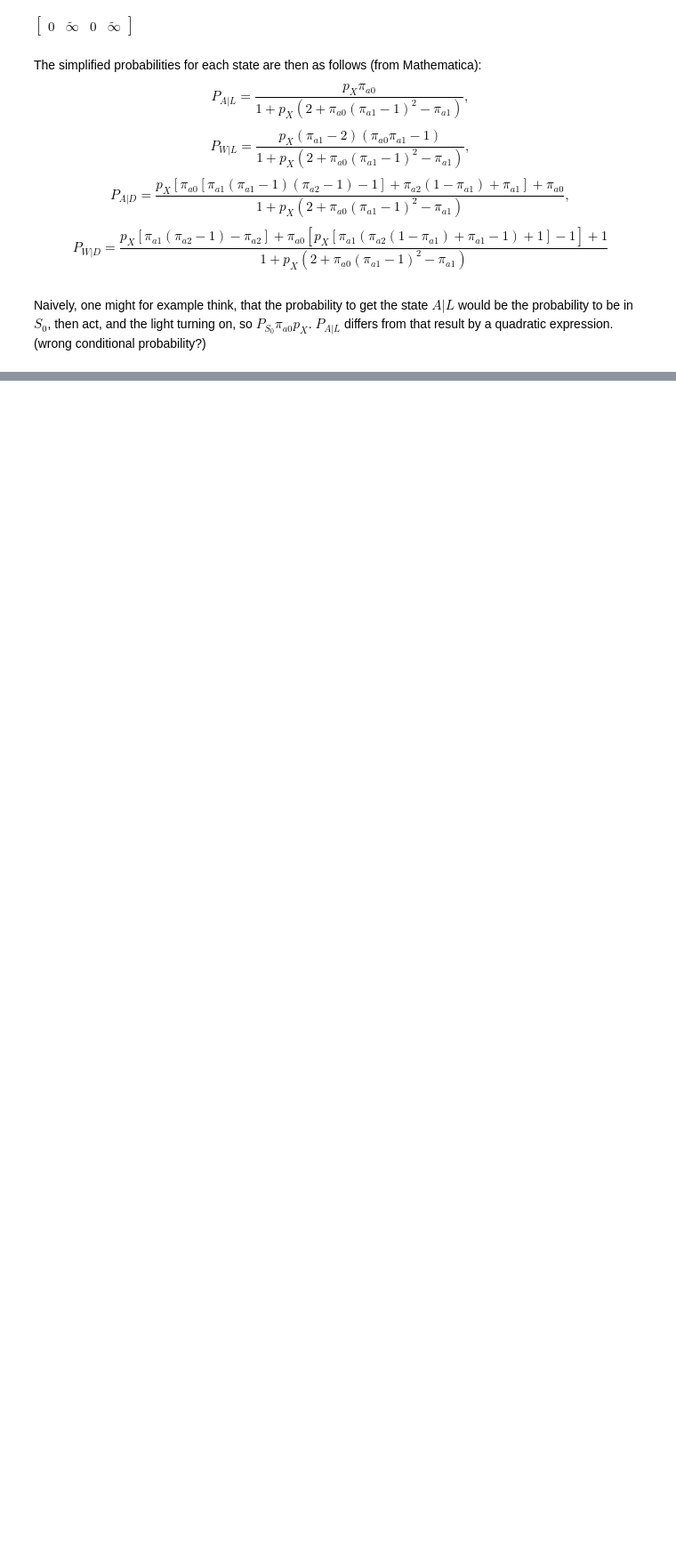
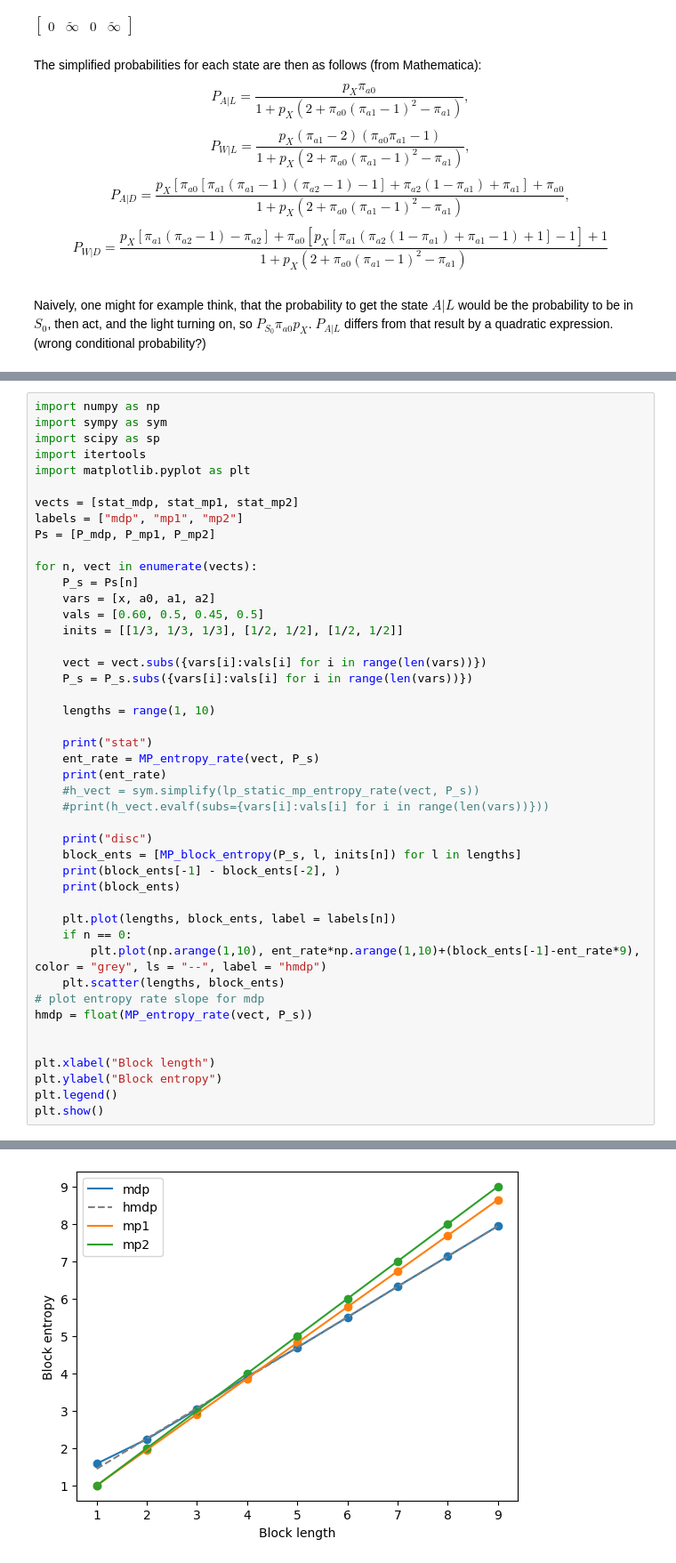
Before and after one commit to LukasPrader/BscThesis_Physics_uibk, a Jupyter notebook: POMDP_analysis.ipynb, the cells around one changed output, grey strips where cells are left out. Shown at 89% size. Drawn from its saved outputs; the diff is of its cells as text; blank space fills up the shorter version.

```diff
--- a/POMDP_analysis.ipynb
+++ b/POMDP_analysis.ipynb
@@ -267,0 +419,46 @@ $P_{A|L}$ differs from that result by a quadratic expression. (wrong conditional
+# %%
+import numpy as np
+import sympy as sym
+import scipy as sp
+import itertools
+import matplotlib.pyplot as plt
+
+vects = [stat_mdp, stat_mp1, stat_mp2]
+labels = ["mdp", "mp1", "mp2"]
+Ps = [P_mdp, P_mp1, P_mp2]
+
+for n, vect in enumerate(vects):
+    P_s = Ps[n]
+    vars = [x, a0, a1, a2]
+    vals = [0.60, 0.5, 0.45, 0.5]
+    inits = [[1/3, 1/3, 1/3], [1/2, 1/2], [1/2, 1/2]]
+
+    vect = vect.subs({vars[i]:vals[i] for i in range(len(vars))})
+    P_s = P_s.subs({vars[i]:vals[i] for i in range(len(vars))})
+
+    lengths = range(1, 10)
+
+    print("stat")
+    ent_rate = MP_entropy_rate(vect, P_s)
+    print(ent_rate)
+    #h_vect = sym.simplify(lp_static_mp_entropy_rate(vect, P_s))
+    #print(h_vect.evalf(subs={vars[i]:vals[i] for i in range(len(vars))}))
+
+    print("disc")
+    block_ents = [MP_block_entropy(P_s, l, inits[n]) for l in lengths]
+    print(block_ents[-1] - block_ents[-2], )
+    print(block_ents)
+
+    plt.plot(lengths, block_ents, label = labels[n])
+    if n == 0:
+        plt.plot(np.arange(1,10), ent_rate*np.arange(1,10)+(block_ents[-1]-ent_rate*9), color = "grey", ls = "--", label = "hmdp")
+    plt.scatter(lengths, block_ents)
+# plot entropy rate slope for mdp
+hmdp = float(MP_entropy_rate(vect, P_s))
+
+
+plt.xlabel("Block length")
+plt.ylabel("Block entropy")
+plt.legend()
+plt.show()
+# %% [output]
@@ -267,0 +480 @@ $P_{A|L}$ differs from that result by a quadratic expression. (wrong conditional
+[figure, added]
```
Also changed, not shown: parts of 20 cells of this notebook, 2 other files.
